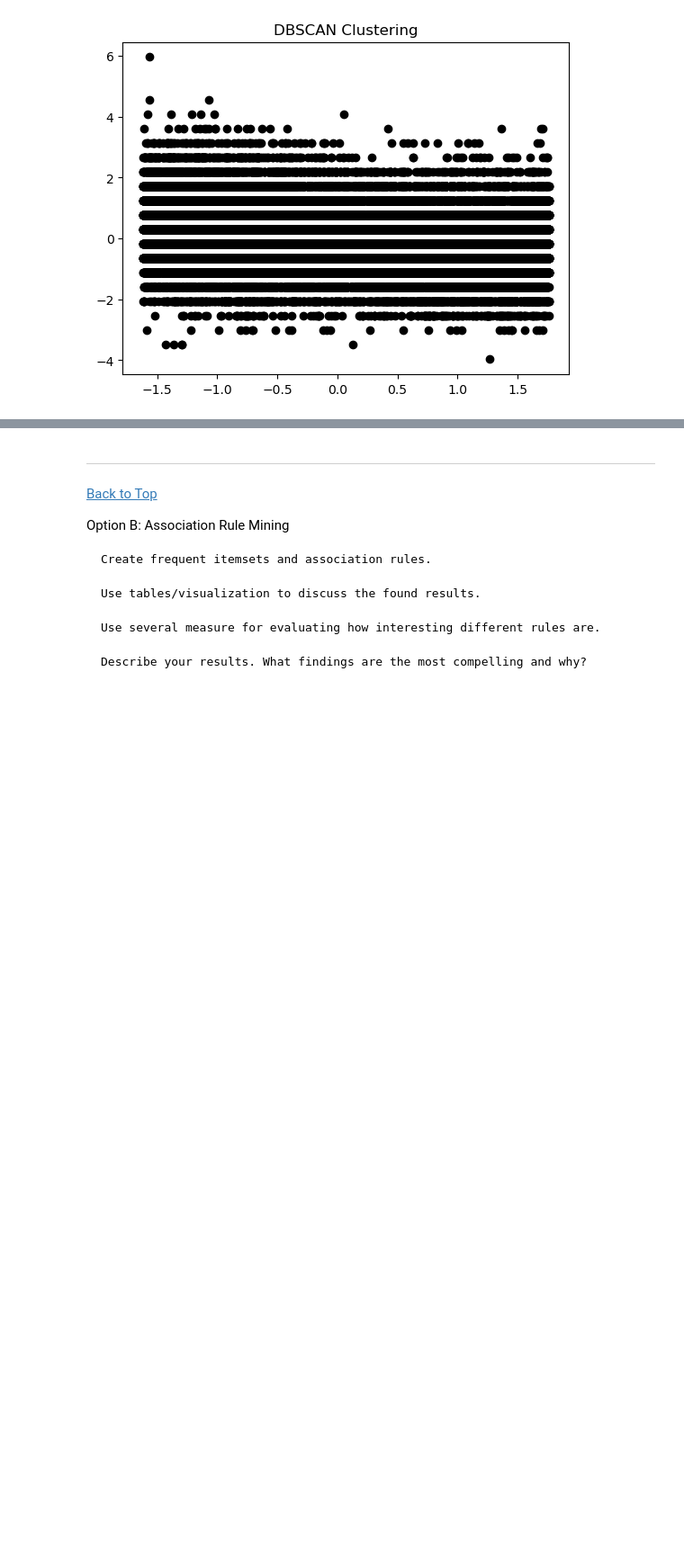
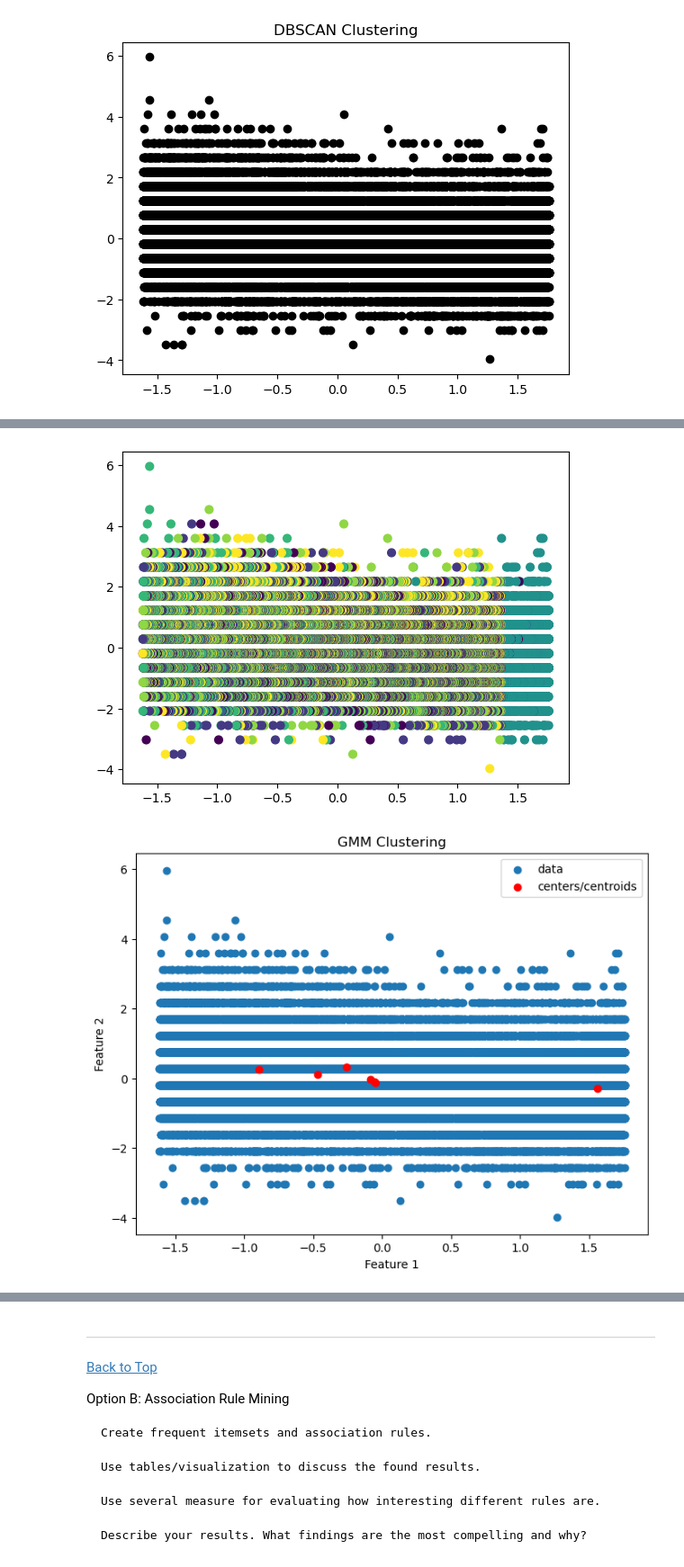
Before and after one commit to Mcusac/OnlineNewsPopML, a Jupyter notebook: 3 - Clustering, Association Rules, or Recommenders/Clustering(Matt_and_Tim).ipynb, the cells around one changed output, grey strips where cells are left out. Shown at 90% size. Drawn from its saved outputs; the diff is of its cells as text; code cells hidden in the pictures; blank space fills up the shorter version.

```diff
--- a/3 - Clustering, Association Rules, or Recommenders/Clustering(Matt_and_Tim).ipynb
+++ b/3 - Clustering, Association Rules, or Recommenders/Clustering(Matt_and_Tim).ipynb
@@ -605,0 +645,33 @@ for eps in eps_values:
+# %%
+# 21
+
+# Add another Method Gaussian Mixture Models (GMM) - visualize, score it (there are other scoring methods too)
+#
+# need to play with these parameters to try and tune?? using 7 Clusters per our original elbow method.
+gmm.get_params()
+
+from sklearn.mixture import GaussianMixture
+gmm = GaussianMixture(n_components=7).fit(df1_std)
+labels = gmm.predict(df1_std)
+plt.scatter(df1_std[:, 0], df1_std[:, 1], c=labels, s=40, cmap='viridis');
+
+probs = gmm.predict_proba(df1_std)
+# print(probs[:5].round(3))
+
+# obtain the center of each cluster
+centers = gmm.means_
+# print(centers)
+
+
+# take centers and visualize them
+plt.figure(figsize=(8, 6))
+plt.scatter(df1_std[:,0], df1_std[:,1], label="data")
+plt.scatter(centers[:,0], centers[:,1],c='r', label="centers/centroids")
+plt.legend()
+plt.xlabel("Feature 1")
+plt.ylabel("Feature 2")
+plt.title("GMM Clustering")
+plt.show()
+# %% [output]
+[figure, added]
+[figure, added]
```
Also changed, not shown: parts of 19 cells of this notebook.
